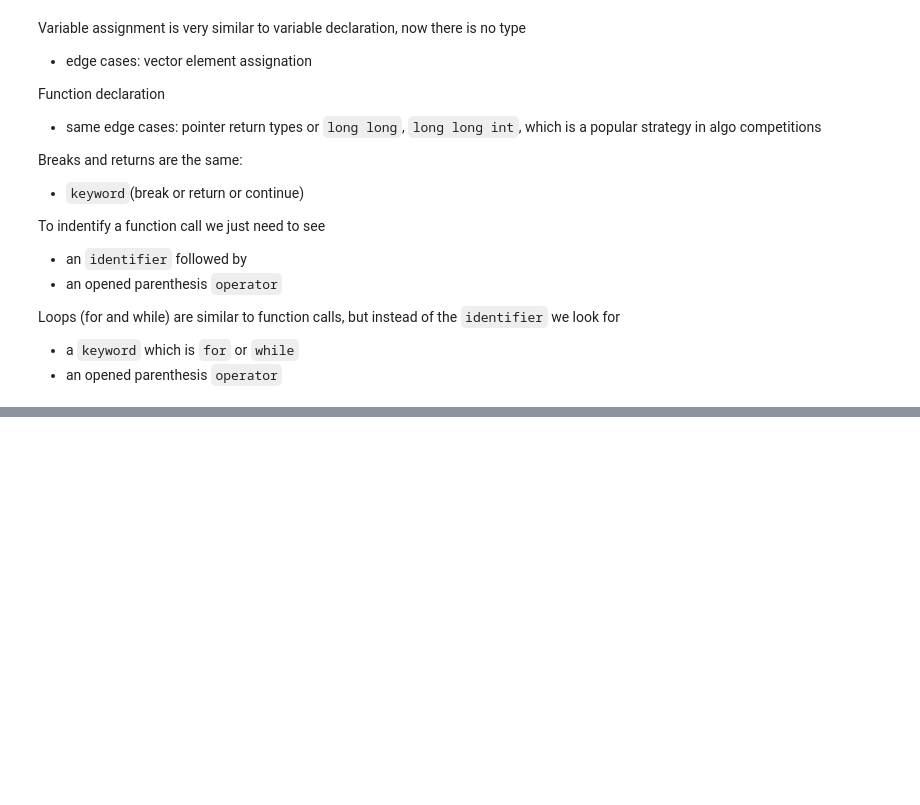
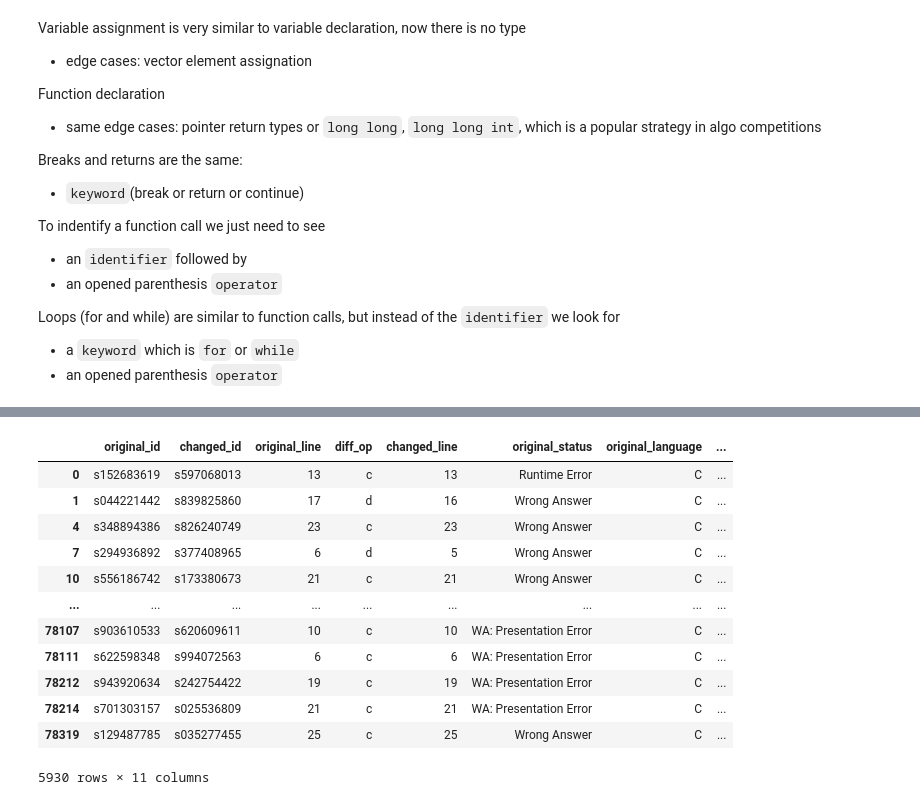
Before and after one commit to alexjercan/bug-detection, a Jupyter notebook: BugDetection.ipynb, the cells around one changed output, grey strips where cells are left out. Cells and saved outputs as stored; diff of their text form; code cells hidden in the pictures; blank space fills up the shorter version.

```diff
--- a/BugDetection.ipynb
+++ b/BugDetection.ipynb
@@ -1726,0 +1733,16 @@ Name: token_class, dtype: int64
+# %%
+cterr_df[cterr_df['token_class'] == 'function_call']
+# %% [output]
+|  | original_id | changed_id | original_line | diff_op | changed_line | original_status | original_language | ... |
+| 0 | s152683619 | s597068013 | 13 | c | 13 | Runtime Error | C | ... |
+| 1 | s044221442 | s839825860 | 17 | d | 16 | Wrong Answer | C | ... |
+| 4 | s348894386 | s826240749 | 23 | c | 23 | Wrong Answer | C | ... |
+| 7 | s294936892 | s377408965 | 6 | d | 5 | Wrong Answer | C | ... |
+| 10 | s556186742 | s173380673 | 21 | c | 21 | Wrong Answer | C | ... |
+| ... | ... | ... | ... | ... | ... | ... | ... | ... |
+| 78107 | s903610533 | s620609611 | 10 | c | 10 | WA: Presentation Error | C | ... |
+| 78111 | s622598348 | s994072563 | 6 | c | 6 | WA: Presentation Error | C | ... |
+| 78212 | s943920634 | s242754422 | 19 | c | 19 | WA: Presentation Error | C | ... |
+| 78214 | s701303157 | s025536809 | 21 | c | 21 | WA: Presentation Error | C | ... |
+| 78319 | s129487785 | s035277455 | 25 | c | 25 | Wrong Answer | C | ... |
+5930 rows × 11 columns
```
Also changed, not shown: parts of 25 cells of this notebook.
